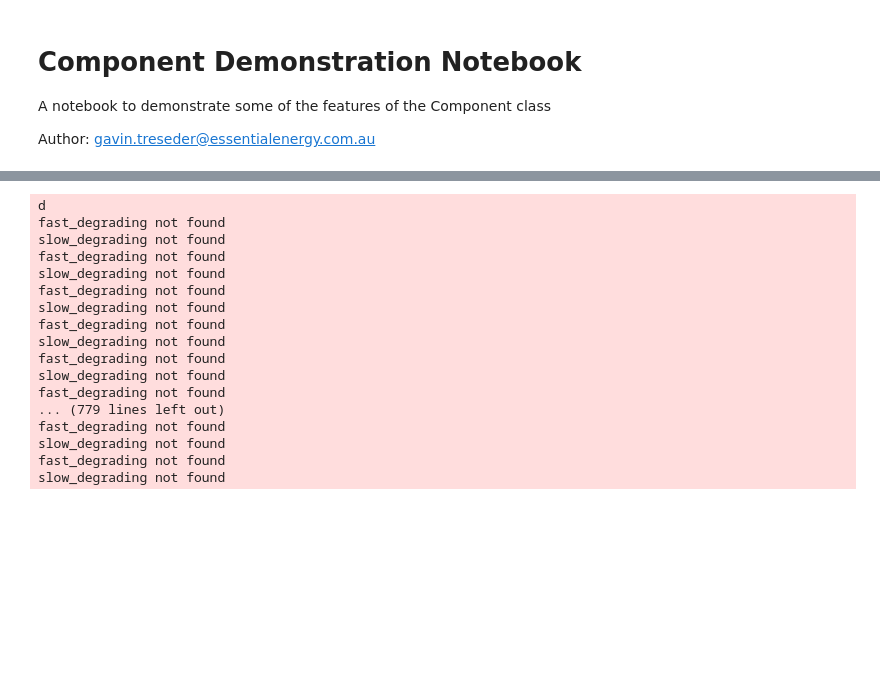
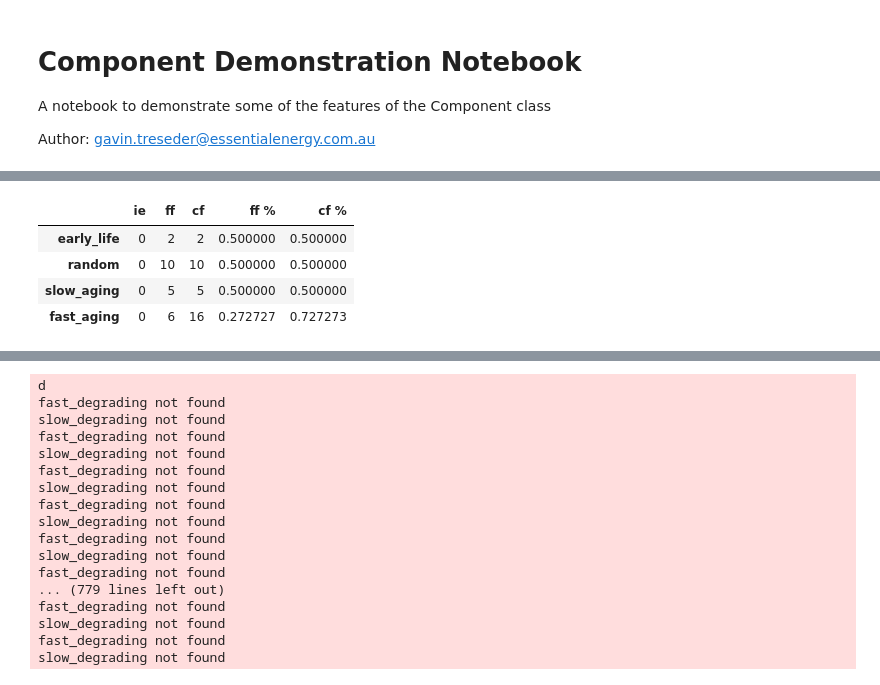
Before and after one commit to gavintreseder/pof, a Jupyter notebook: notebooks/component.ipynb, the cells around one changed output, grey strips where cells are left out. Saved outputs shown, nothing was run; the diff lists cells and outputs as text; code cells hidden in the pictures; blank space fills up the shorter version.

```diff
--- a/notebooks/component.ipynb
+++ b/notebooks/component.ipynb
@@ -46,0 +44,17 @@ slow_degrading not found
+# %%
+ff_cf = {}
+for fm in comp.fm.values():
+    ff = len(fm.expected_ff())
+    cf = len(fm.expected_cf())
+    insp_effective = fm.inspection_effectiveness()
+    ff_cf[fm.name] = {'ie':insp_effective, 'ff':ff, 'cf':cf}
+# %%
+df_summary = pd.DataFrame(ff_cf).T
+df_summary[['ff %', 'cf %']] = df_summary[['ff', 'cf']].div(df_summary.sum(axis=1), axis=0)
+df_summary
+# %% [output]
+|  | ie | ff | cf | ff % | cf % |
+| early_life | 0 | 2 | 2 | 0.500000 | 0.500000 |
+| random | 0 | 10 | 10 | 0.500000 | 0.500000 |
+| slow_aging | 0 | 5 | 5 | 0.500000 | 0.500000 |
+| fast_aging | 0 | 6 | 16 | 0.272727 | 0.727273 |
```
Also changed, not shown: parts of 10 cells of this notebook, 5 other files.
